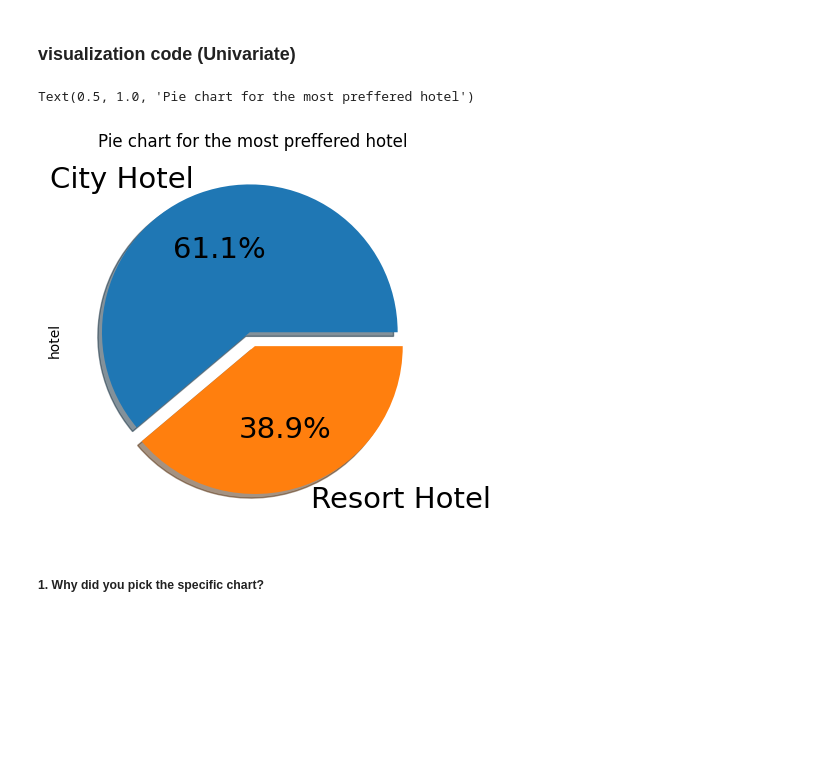
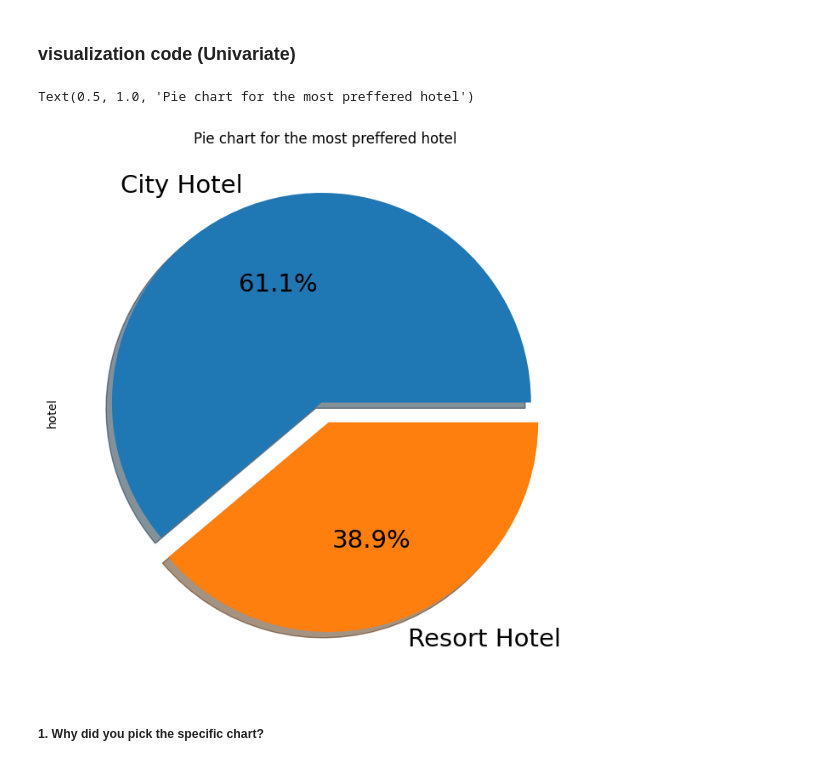
Before and after one commit to lovbundela240/Eda-_Hotel_booking_anaylsis, a Jupyter notebook: EDA_Hotel_Booking_Analysis.ipynb, the cells around one changed output. Cells and saved outputs as stored; diff of their text form; code cells hidden in the pictures; blank space fills up the shorter version.

```diff
--- a/EDA_Hotel_Booking_Analysis.ipynb
+++ b/EDA_Hotel_Booking_Analysis.ipynb
@@ -565,11 +565,11 @@ b) Revenue: We find revenue by multiplying adr & total guest. This column will u
 # %%
 # pie chart.
 
-hotel_booking_analysis_df['hotel'].value_counts().plot.pie(explode=[0.05, 0.05], autopct='%1.1f%%', shadow = True, fontsize=21)
+hotel_booking_analysis_df['hotel'].value_counts().plot.pie(explode=[0.05, 0.05], autopct='%1.1f%%', shadow = True,figsize=(10,8), fontsize=21)
 plt.title('Pie chart for the most preffered hotel')
 # %% [output]
 Text(0.5, 1.0, 'Pie chart for the most preffered hotel')
-[figure, old version]
+[figure, new version]
 # %% [markdown]
 ##### **1. Why did you pick the specific chart?**
 # %% [markdown]
```
Also changed, not shown: parts of 18 cells of this notebook.
